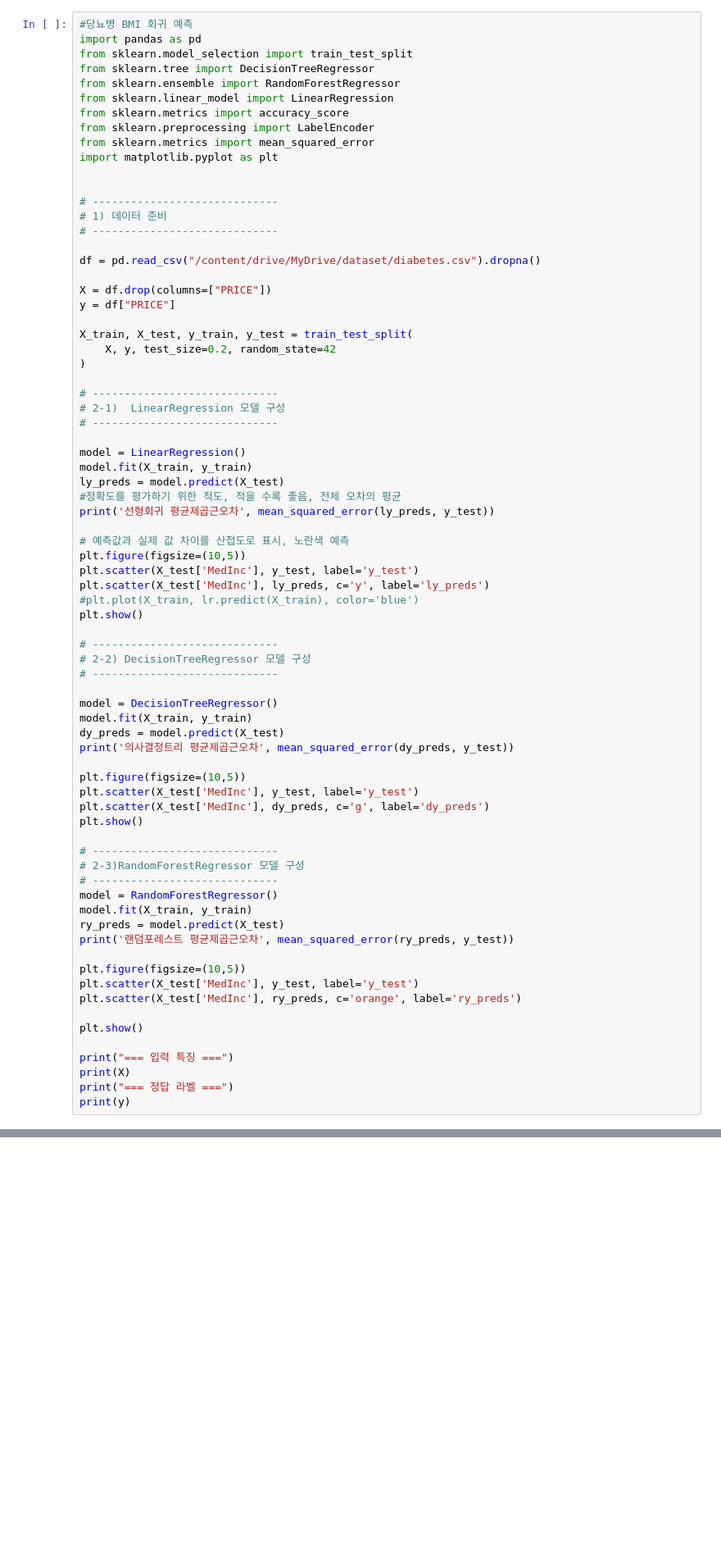
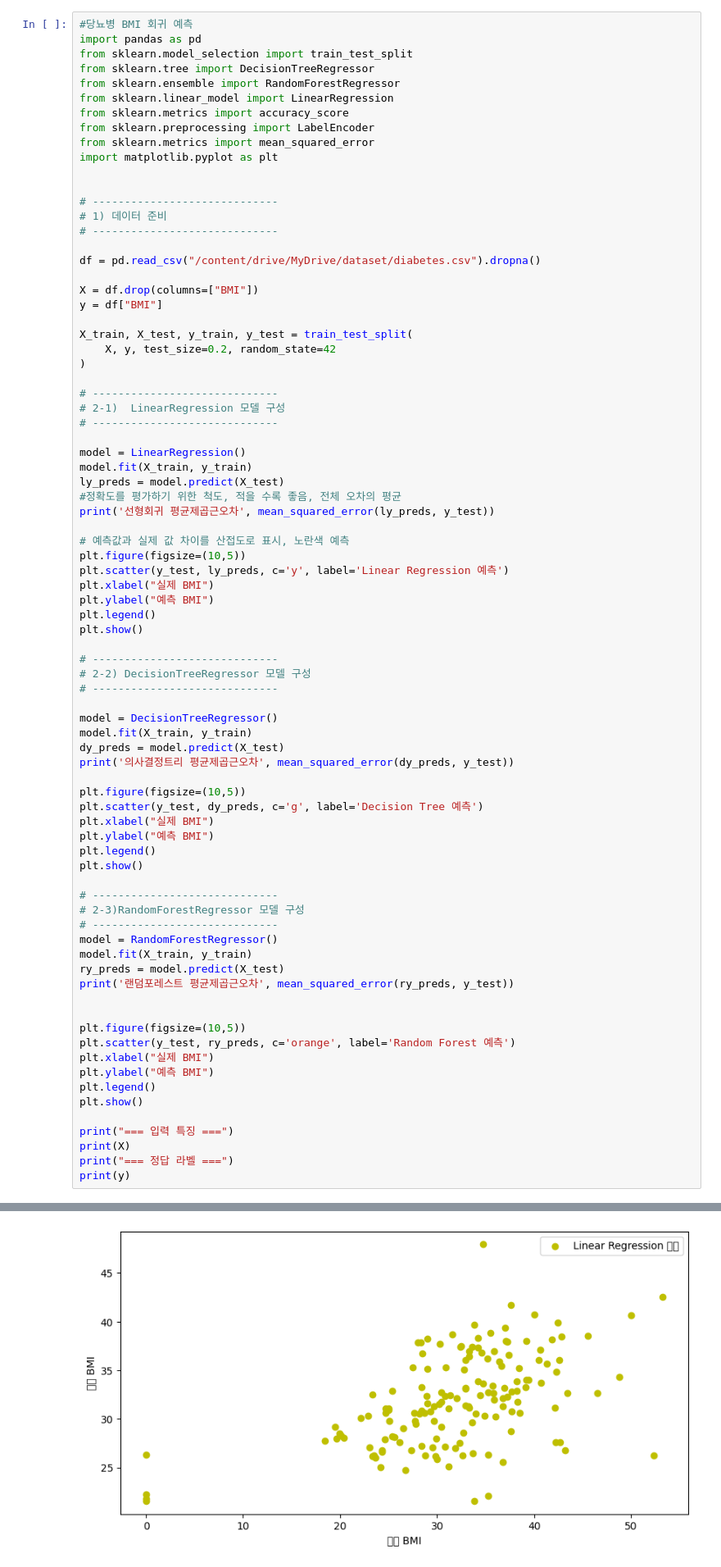
Before and after one commit to chaeeun0405/ML_Class, a Jupyter notebook: 2주차/MLP_2.ipynb, the cells around one changed output, grey strips where cells are left out. Shown at 82% size. Saved outputs shown, nothing was run; the diff lists cells and outputs as text; blank space fills up the shorter version.

```diff
--- a/2주차/MLP_2.ipynb
+++ b/2주차/MLP_2.ipynb
@@ -607,8 +607,8 @@ import matplotlib.pyplot as plt
 
 df = pd.read_csv("/content/drive/MyDrive/dataset/diabetes.csv").dropna()
 
-X = df.drop(columns=["PRICE"])
-y = df["PRICE"]
+X = df.drop(columns=["BMI"])
+y = df["BMI"]
 
 X_train, X_test, y_train, y_test = train_test_split(
     X, y, test_size=0.2, random_state=42
@@ -626,9 +626,10 @@ print('선형회귀 평균제곱근오차', mean_squared_error(ly_preds, y_test)
 
 # 예측값과 실제 값 차이를 산접도로 표시, 노란색 예측
 plt.figure(figsize=(10,5))
-plt.scatter(X_test['MedInc'], y_test, label='y_test')
-plt.scatter(X_test['MedInc'], ly_preds, c='y', label='ly_preds')
-#plt.plot(X_train, lr.predict(X_train), color='blue')
+plt.scatter(y_test, ly_preds, c='y', label='Linear Regression 예측')
+plt.xlabel("실제 BMI")
+plt.ylabel("예측 BMI")
+plt.legend()
 plt.show()
 
 # -----------------------------
@@ -641,8 +642,10 @@ dy_preds = model.predict(X_test)
 print('의사결정트리 평균제곱근오차', mean_squared_error(dy_preds, y_test))
 
 plt.figure(figsize=(10,5))
-plt.scatter(X_test['MedInc'], y_test, label='y_test')
-plt.scatter(X_test['MedInc'], dy_preds, c='g', label='dy_preds')
+plt.scatter(y_test, dy_preds, c='g', label='Decision Tree 예측')
+plt.xlabel("실제 BMI")
+plt.ylabel("예측 BMI")
+plt.legend()
 plt.show()
 
 # -----------------------------
@@ -653,13 +656,16 @@ model.fit(X_train, y_train)
 ry_preds = model.predict(X_test)
 print('랜덤포레스트 평균제곱근오차', mean_squared_error(ry_preds, y_test))
 
+
 plt.figure(figsize=(10,5))
-plt.scatter(X_test['MedInc'], y_test, label='y_test')
-plt.scatter(X_test['MedInc'], ry_preds, c='orange', label='ry_preds')
-
+plt.scatter(y_test, ry_preds, c='orange', label='Random Forest 예측')
+plt.xlabel("실제 BMI")
+plt.ylabel("예측 BMI")
+plt.legend()
 plt.show()
 
 print("=== 입력 특징 ===")
 print(X)
 print("=== 정답 라벨 ===")
 print(y)
+# %% [output]
@@ -665,0 +673 @@ print(y)
+[figure, added]
```
Also changed, not shown: parts of 1 cell of this notebook.
